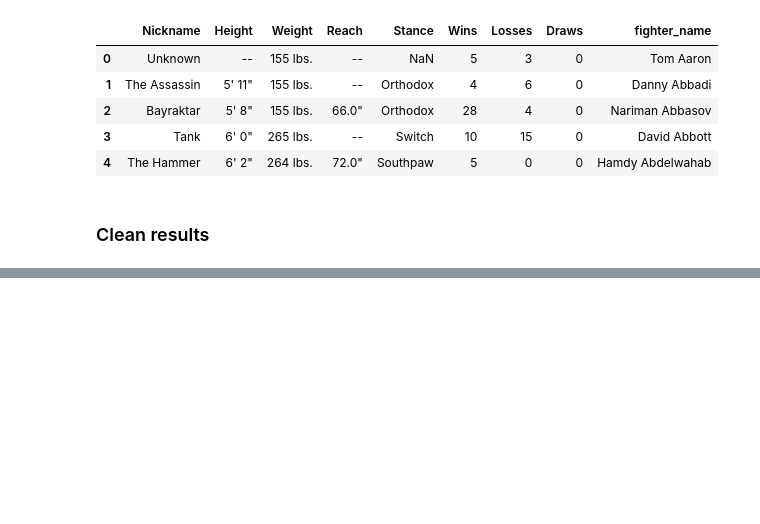
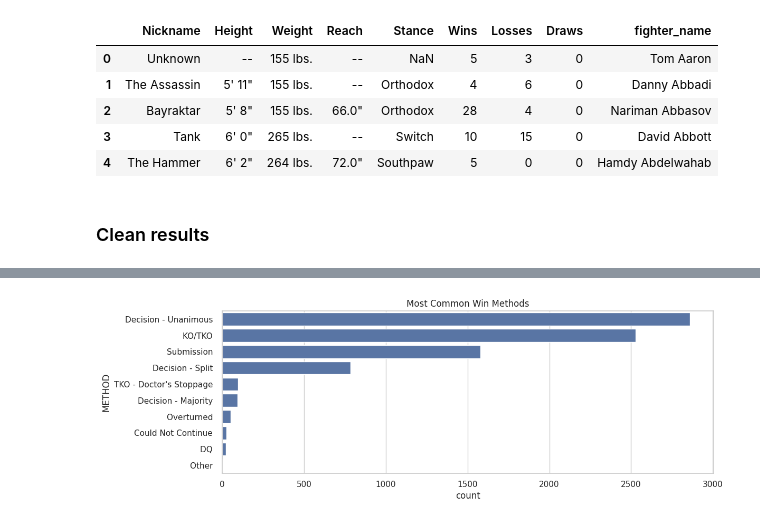
Before and after one commit to jmisf14/Predicting-UFC-Fight-Outcomes, a Jupyter notebook: UFCPredictor_JoséMiguelSerrano.ipynb, the cells around one changed output, grey strips where cells are left out. Cells and saved outputs as stored; diff of their text form; code cells hidden in the pictures; blank space fills up the shorter version.

```diff
--- a/UFCPredictor_JoséMiguelSerrano.ipynb
+++ b/UFCPredictor_JoséMiguelSerrano.ipynb
@@ -90,0 +133,8 @@ results.head()
+# %%
+# Method distribution
+plt.figure(figsize=(12, 4))
+sns.countplot(y="METHOD", data=results, order=results["METHOD"].value_counts().index)
+plt.title("Most Common Win Methods")
+plt.show()
+# %% [output]
+[figure, added]
```
Also changed, not shown: parts of 12 cells of this notebook.
